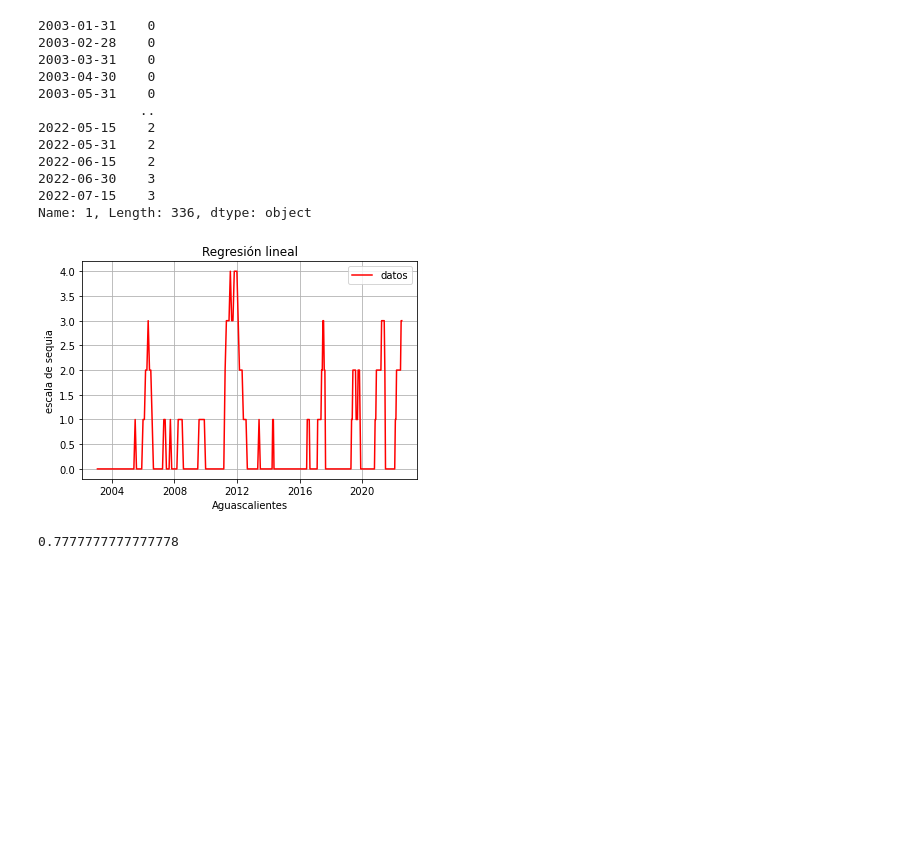
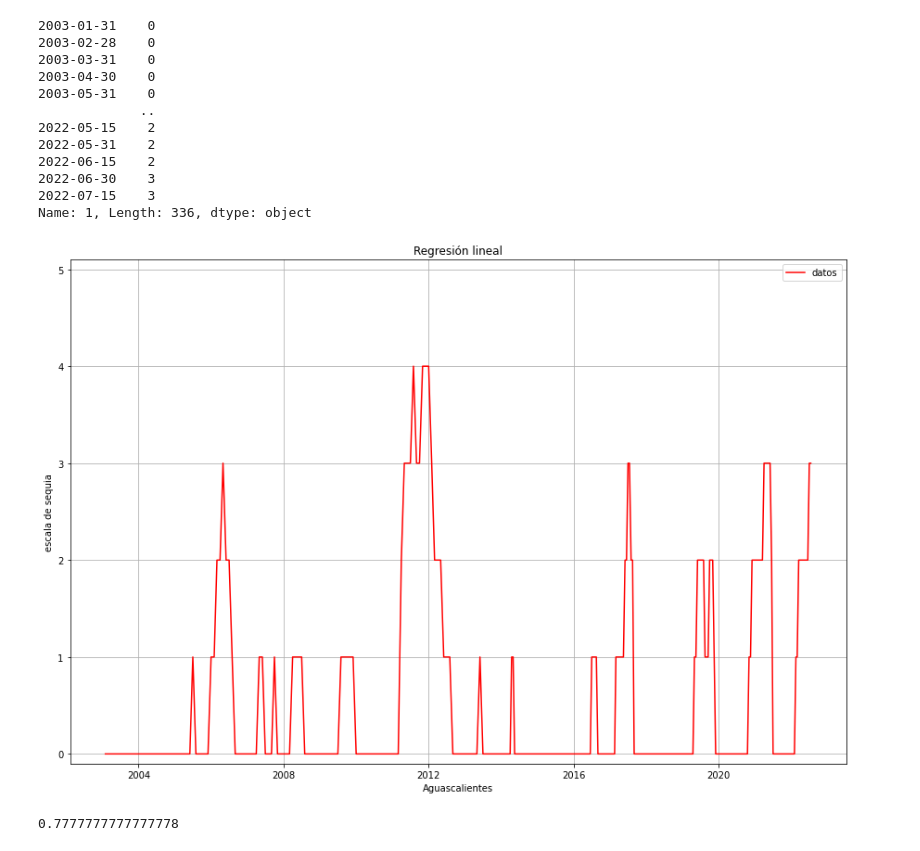
Before and after one commit to urielMontenegro1/datos_de_sequias, a Jupyter notebook: sequias_proyecto.ipynb, the cells around one changed output. Cells and saved outputs as stored; diff of their text form; code cells hidden in the pictures; blank space fills up the shorter version.

```diff
--- a/sequias_proyecto.ipynb
+++ b/sequias_proyecto.ipynb
@@ -209,13 +209,14 @@ Name: 1, Length: 336, dtype: object
 # %%
 lista=pd.to_datetime(listaFecha)
 # %%
-plt.figure()
+plt.figure(figsize=(15,10))
 plt.grid()
 plt.title('Regresión lineal')
 plt.xlabel(sequias_df.iloc[sequiaClas,1])
 plt.ylabel('escala de sequia')
+plt.ylim(-0.1,5.1)
 plt.plot(listaFecha,select_fil,'r-')
 plt.legend(['datos'])
 plt.show()
 # %% [output]
-[figure, old version]
+[figure, new version]
```
Also changed, not shown: parts of 15 cells of this notebook.
